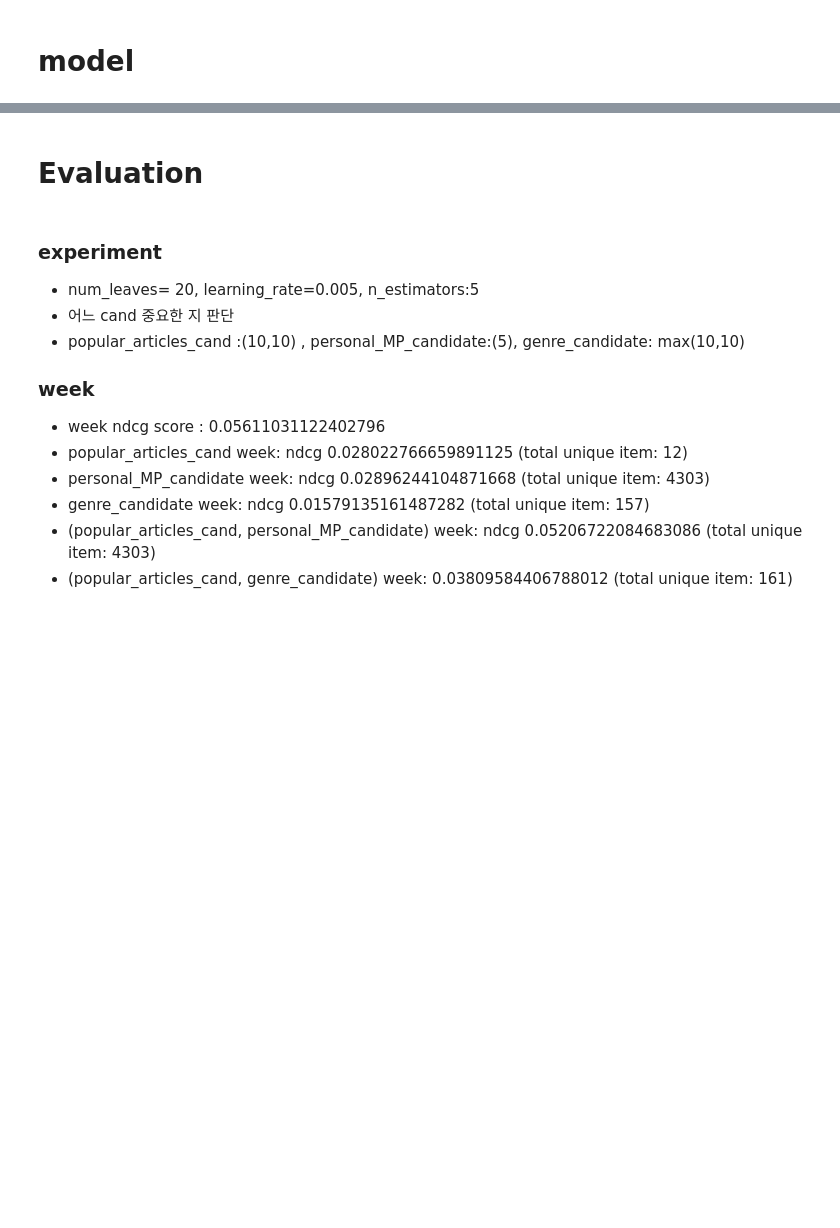
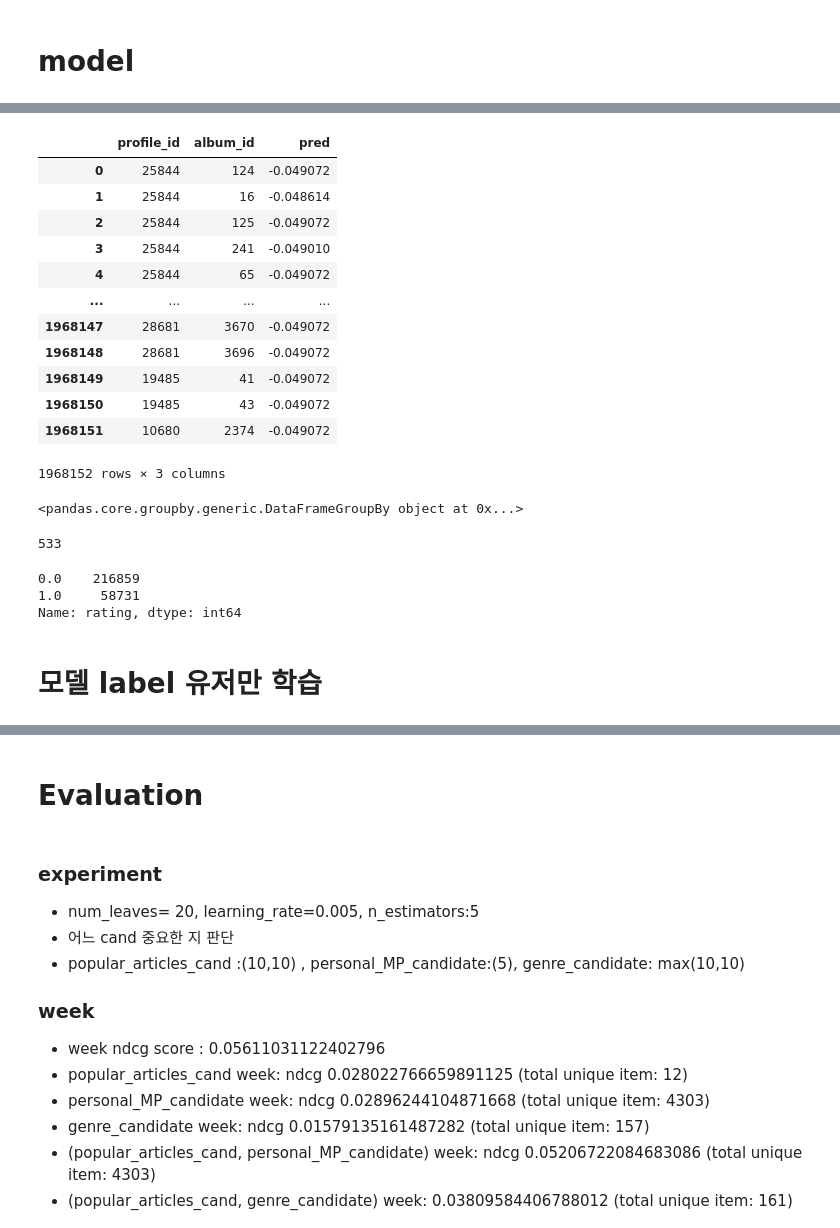
Before and after one commit to jinsuc28/lg-children-country-recommend, a Jupyter notebook: EDA/JS/lgbmrank-4.ipynb, the cells around one changed output, grey strips where cells are left out. Cells and saved outputs as stored; diff of their text form; code cells hidden in the pictures; blank space fills up the shorter version.

Commit message:
1202 lgbmrank-4 fix

```diff
--- a/EDA/JS/lgbmrank-4.ipynb
+++ b/EDA/JS/lgbmrank-4.ipynb
@@ -374,6 +379,3 @@ Name: rating, dtype: int64
 #        'item_vector165', 'user_vector75', 'user_vector50', 'user_vector136',
 #        'user_vector108', 'user_vector131', 'user_vector18', 'user_vector49',
 #        'user_vector62', 'user_vector152', 'user_vector177', 'item_vector119','rating']]
-# %%
-lgbmrank = LGBMRank(train_df, mode='week', model_params={'n_estimators':5})
-X_train, sample_sumbission = lgbmrank.valid_evaluation()
@@ -401,0 +382,9 @@ label_train_df["rating"].value_counts()
+# %%
+def lgbmrank_create(train_df):
+    lgbmrank = LGBMRank(train_df, mode='week', model_params={'n_estimators':45})
+    X_train, sample_submission = lgbmrank.valid_evaluation()
+    return X_train, sample_submission
+# %%
+X_train, sample_submission = lgbmrank_create(train_df)
+# X_train_1, sample_submission_1 = lgbmrank_create(repurchase_train_df)
+# X_train_2, sample_submission_2 = lgbmrank_create(non_repurchase_train_df)
@@ -401,0 +405,9 @@ label_train_df["rating"].value_counts()
+# %%
+# repu
+X_train = X_train[["profile_id","album_id","pred"]]
+repurchase_dict = df_train[["profile_id","album_id"]].groupby("profile_id")["album_id"].unique().to_dict()
+
+repurchase_df_list = []
+for user_id in tqdm(df_train.profile_id.unique()):
+    repurchase_df_list.append(X_train[(X_train["profile_id"]==user_id)&(X_train["album_id"].isin(repurchase_dict[user_id]))])
+repurchase_df = pd.concat(repurchase_df_list)
@@ -402,3 +475,42 @@ label_train_df["rating"].value_counts()
+# %%
+X_train[["profile_id","album_id","pred"]].groupby("profile_id")
+# %% [output]
+|  | profile_id | album_id | pred |
+| 0 | 25844 | 124 | -0.049072 |
+| 1 | 25844 | 16 | -0.048614 |
+| 2 | 25844 | 125 | -0.049072 |
+| 3 | 25844 | 241 | -0.049010 |
+| 4 | 25844 | 65 | -0.049072 |
+| ... | ... | ... | ... |
+| 1968147 | 28681 | 3670 | -0.049072 |
+| 1968148 | 28681 | 3696 | -0.049072 |
+| 1968149 | 19485 | 41 | -0.049072 |
+| 1968150 | 19485 | 43 | -0.049072 |
+| 1968151 | 10680 | 2374 | -0.049072 |
+1968152 rows × 3 columns
+# %%
+X_train.groupby("profile_id")
+# %% [output]
+<pandas.core.groupby.generic.DataFrameGroupBy object at 0x...>
+# %%
+cnt =0
+for i in sample_submission.album_id:
+    if len(i)<25:
+        cnt += 1
+print(cnt)
+# %% [output]
+533
+# %%
+label_users = label_df.profile_id.unique()
+label_train_df = train_df[train_df["profile_id"].isin(label_users)]
+
+label_train_df["rating"].value_counts()
+# %% [output]
+0.0    216859
+1.0     58731
+Name: rating, dtype: int64
+# %% [markdown]
+# 모델 label 유저만 학습
 # %%
 lgbmrank = LGBMRank(label_train_df, mode='week', model_params={'n_estimators':5})
 model, feature_importances_df = lgbmrank.train()
```
Also changed, not shown: parts of 100 cells of this notebook.
